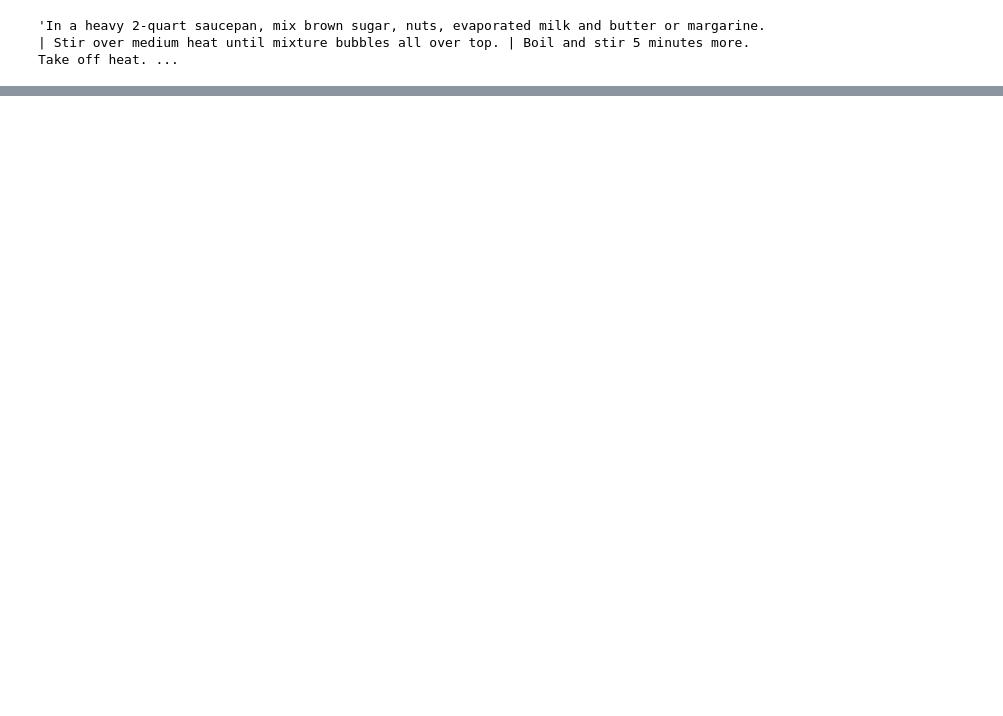
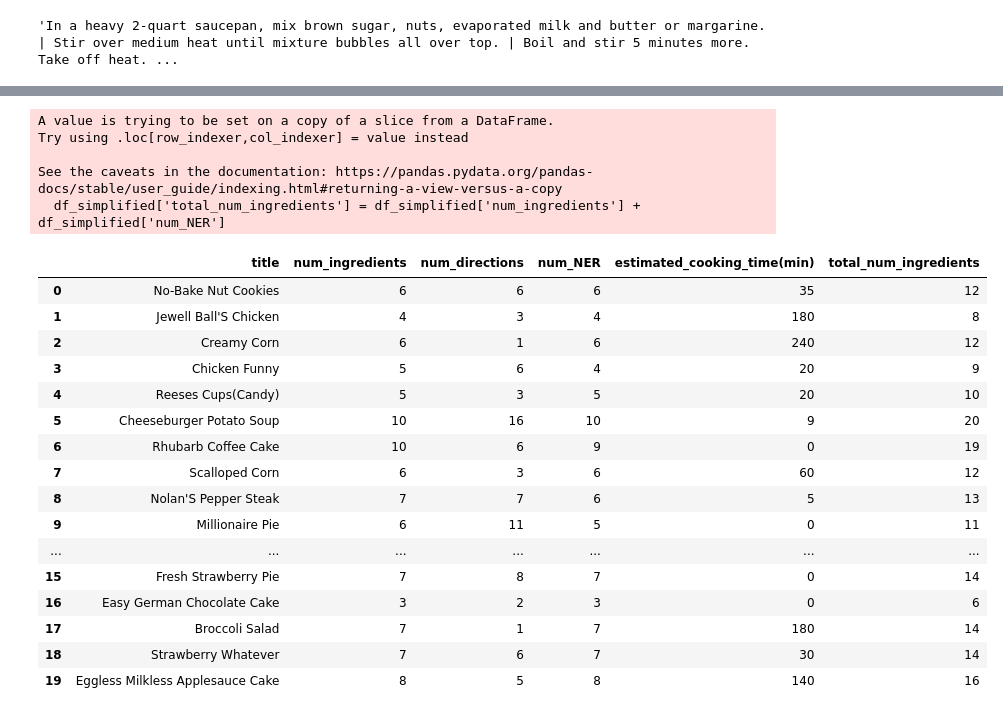
Before and after one commit to Lord-of-Bugs/Super-Recommender-Project, a Jupyter notebook: Recommender.ipynb, the cells around one changed output, grey strips where cells are left out. Saved outputs shown, nothing was run; the diff lists cells and outputs as text; code cells hidden in the pictures; blank space fills up the shorter version.

```diff
--- a/Recommender.ipynb
+++ b/Recommender.ipynb
@@ -173,2 +180,61 @@ df.iloc[0, 2]
+# %%
+import re
+
+# List of time units
+keywords = ["Minutes", "minutes", "mins",
+            "Minute", "minute", "min",
+            "Hours", "hours", "hrs",
+            "Hour", "hour", "hr",
+            "Seconds", "seconds", "secs", "s",
+            "Second", "second", "sec", "s"]
+
+# Create a regex pattern that matches numbers before time units
+pattern = r"(\d+)\s+(?=(" + "|".join(keywords) + "))"
+# %%
+def compute_cooking_time(seq: list):
+    time_units = {
+        "hour": set(["Hours", "hours", "hrs", "Hour", "hour", "hr"]),
+        "minute": set(["Minutes", "minutes", "mins", "Minute", "minute", "min"]),
+        "second": set(["Seconds", "seconds", "secs", "s", "Second", "second", "sec", "s"])
+    }
+    total_min = 0
+    for pair in seq:
+        if pair[1] in time_units["hour"]:
+            total_min += float(pair[0]) * 60
+        elif pair[1] in time_units["minute"]:
+            total_min += float(pair[0])
+        else:
+            total_min += float(pair[0]) / 60
+    return int(total_min)
+# %%
+df['estimated_cooking_time(min)'] = df['directions'].apply(
+    lambda x: re.findall(pattern, x)).apply(lambda x: compute_cooking_time(x))
+# %%
+df_simplified = df[['title', 'num_ingredients', 'num_directions', 'num_NER', 'estimated_cooking_time(min)']]
+df_simplified['total_num_ingredients'] = df_simplified['num_ingredients'] + df_simplified['num_NER']
+df_simplified.head(20)
+# %% [output]
+A value is trying to be set on a copy of a slice from a DataFrame.
+Try using .loc[row_indexer,col_indexer] = value instead
+
+See the caveats in the documentation: https://pandas.pydata.org/pandas-docs/stable/user_guide/indexing.html#returning-a-view-versus-a-copy
+  df_simplified['total_num_ingredients'] = df_simplified['num_ingredients'] + df_simplified['num_NER']
+|  | title | num_ingredients | num_directions | num_NER | estimated_cooking_time(min) | total_num_ingredients |
+| 0 | No-Bake Nut Cookies | 6 | 6 | 6 | 35 | 12 |
+| 1 | Jewell Ball'S Chicken | 4 | 3 | 4 | 180 | 8 |
+| 2 | Creamy Corn | 6 | 1 | 6 | 240 | 12 |
+| 3 | Chicken Funny | 5 | 6 | 4 | 20 | 9 |
+| 4 | Reeses Cups(Candy) | 5 | 3 | 5 | 20 | 10 |
+| 5 | Cheeseburger Potato Soup | 10 | 16 | 10 | 9 | 20 |
+| 6 | Rhubarb Coffee Cake | 10 | 6 | 9 | 0 | 19 |
+| 7 | Scalloped Corn | 6 | 3 | 6 | 60 | 12 |
+| 8 | Nolan'S Pepper Steak | 7 | 7 | 6 | 5 | 13 |
+| 9 | Millionaire Pie | 6 | 11 | 5 | 0 | 11 |
+| ... | ... | ... | ... | ... | ... | ... |
+| 15 | Fresh Strawberry Pie | 7 | 8 | 7 | 0 | 14 |
+| 16 | Easy German Chocolate Cake | 3 | 2 | 3 | 0 | 6 |
+| 17 | Broccoli Salad | 7 | 1 | 7 | 180 | 14 |
+| 18 | Strawberry Whatever | 7 | 6 | 7 | 30 | 14 |
+| 19 | Eggless Milkless Applesauce Cake | 8 | 5 | 8 | 140 | 16 |
 # %%
 df.to_csv("data/unnested_recipes_data.csv.zip", index=False, compression="zip")
```
Also changed, not shown: parts of 5 cells of this notebook, 2 other files.
